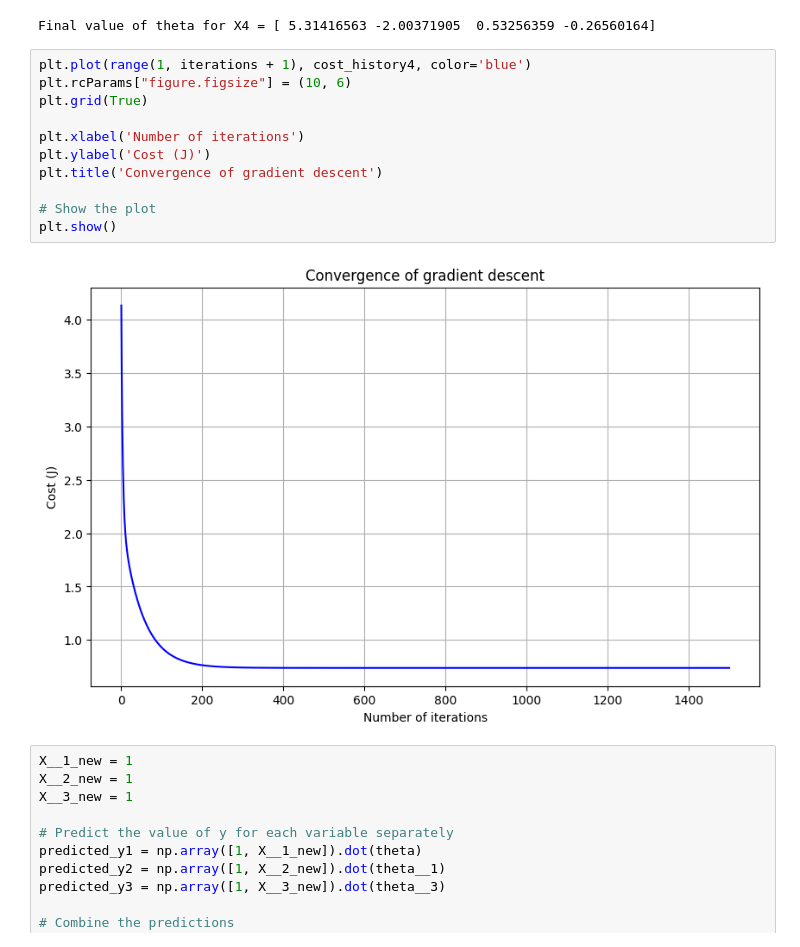
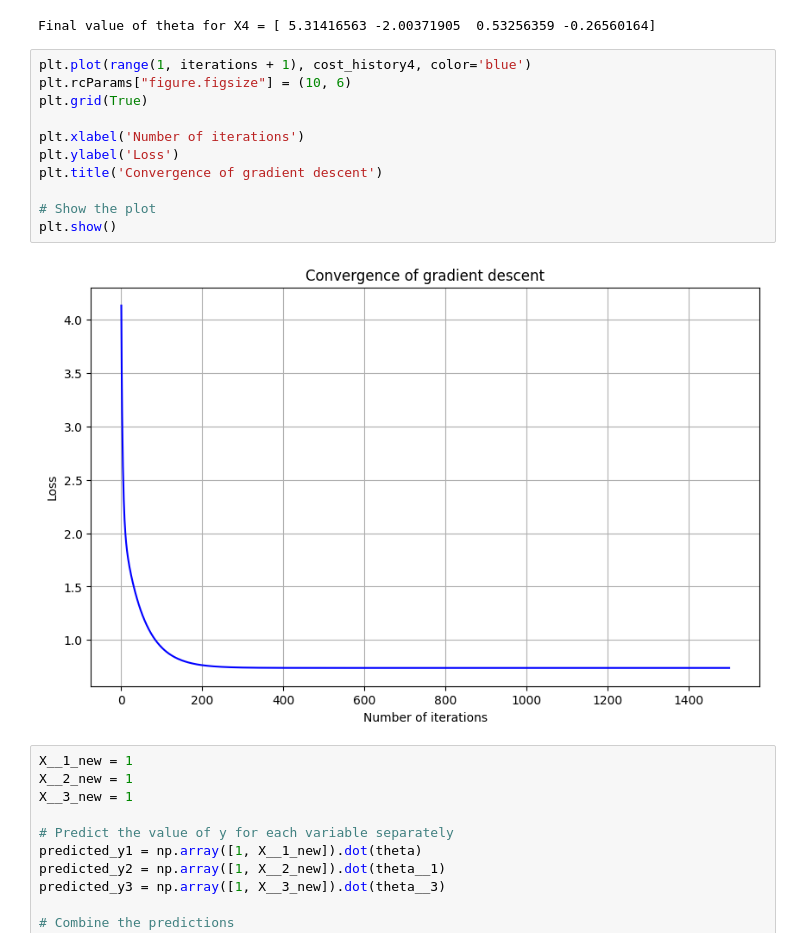
Before and after one commit to Swayyum/Intro-to-ML, a Jupyter notebook: HW1.ipynb, the cells around one changed output. Drawn from its saved outputs; the diff is of its cells as text.

```diff
--- a/HW1.ipynb
+++ b/HW1.ipynb
@@ -341,16 +341,16 @@ Final value of theta for X4 = [ 5.31416563 -2.00371905  0.53256359 -0.26560164]
 # %%
 plt.plot(range(1, iterations + 1), cost_history4, color='blue')
 plt.rcParams["figure.figsize"] = (10, 6)
 plt.grid(True)
 
 plt.xlabel('Number of iterations')
-plt.ylabel('Cost (J)')
+plt.ylabel('Loss')
 plt.title('Convergence of gradient descent')
 
 # Show the plot
 plt.show()
 # %% [output]
-[figure, old version]
+[figure, new version]
 # %%
 X__1_new = 1
 X__2_new = 1
```
Also changed, not shown: parts of 3 cells of this notebook.
